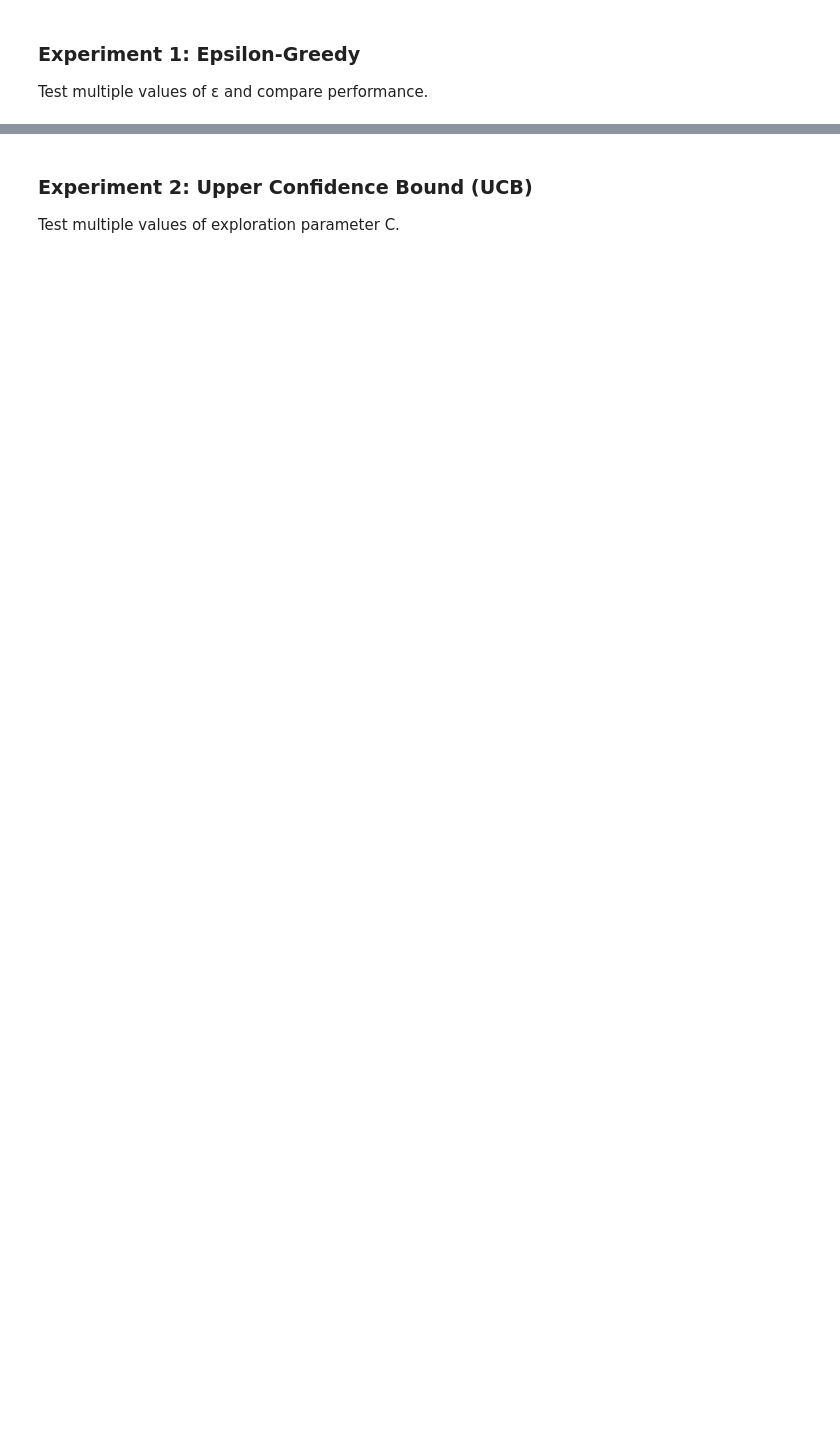
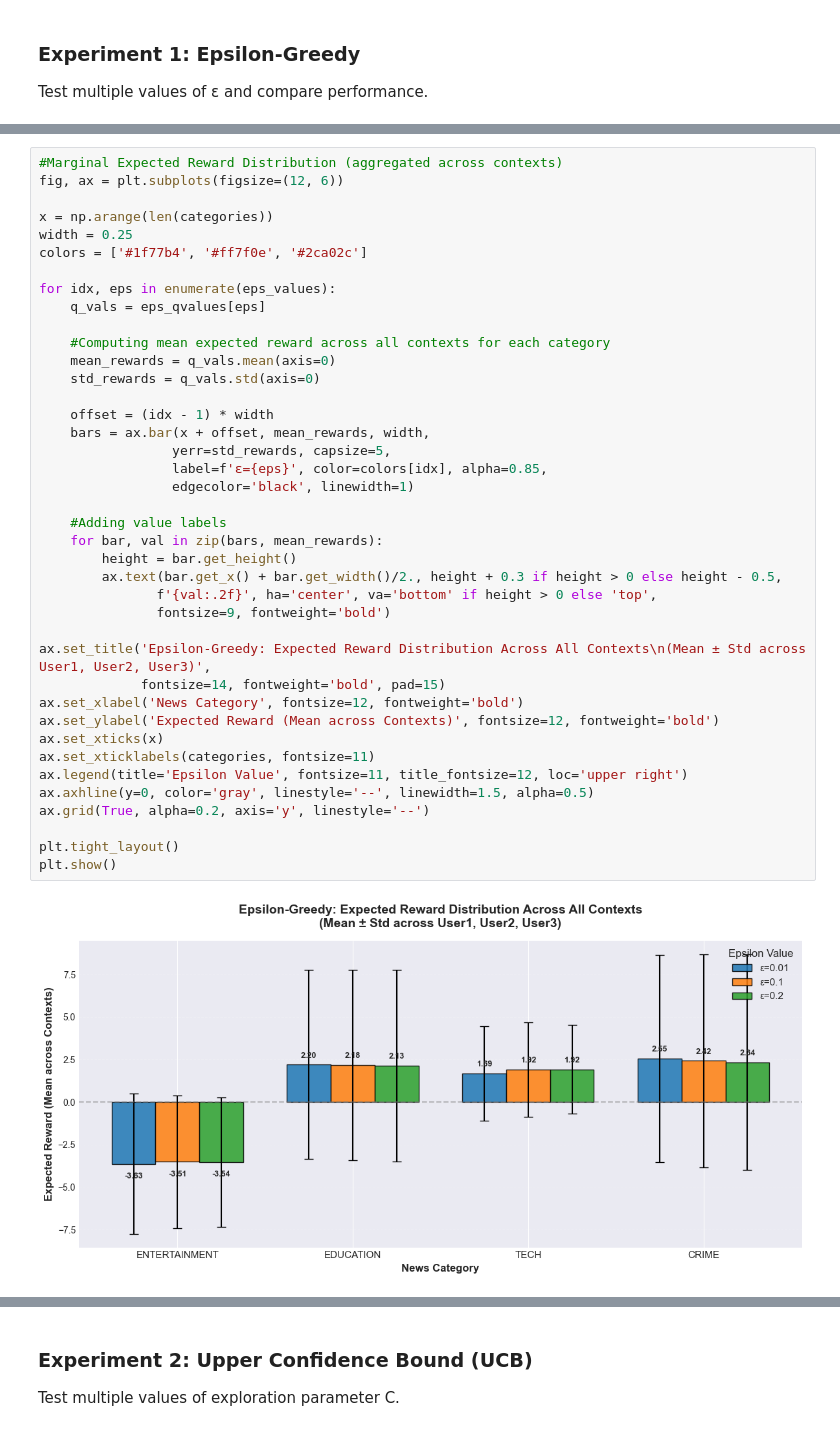
Before and after one commit to niyatidoesntcode/contextual-bandit, a Jupyter notebook: lab3_results_U20230080.ipynb, the cells around one changed output, grey strips where cells are left out. Saved outputs shown, nothing was run; the diff lists cells and outputs as text; blank space fills up the shorter version.

```diff
--- a/lab3_results_U20230080.ipynb
+++ b/lab3_results_U20230080.ipynb
@@ -391,0 +663,42 @@ Test multiple values of ε and compare performance.
+# %%
+#Marginal Expected Reward Distribution (aggregated across contexts)
+fig, ax = plt.subplots(figsize=(12, 6))
+
+x = np.arange(len(categories))
+width = 0.25
+colors = ['#1f77b4', '#ff7f0e', '#2ca02c']
+
+for idx, eps in enumerate(eps_values):
+    q_vals = eps_qvalues[eps]
+
+    #Computing mean expected reward across all contexts for each category
+    mean_rewards = q_vals.mean(axis=0)
+    std_rewards = q_vals.std(axis=0)
+
+    offset = (idx - 1) * width
+    bars = ax.bar(x + offset, mean_rewards, width,
+                 yerr=std_rewards, capsize=5,
+                 label=f'ε={eps}', color=colors[idx], alpha=0.85,
+                 edgecolor='black', linewidth=1)
+
+    #Adding value labels
+    for bar, val in zip(bars, mean_rewards):
+        height = bar.get_height()
+        ax.text(bar.get_x() + bar.get_width()/2., height + 0.3 if height > 0 else height - 0.5,
+               f'{val:.2f}', ha='center', va='bottom' if height > 0 else 'top',
+               fontsize=9, fontweight='bold')
+
+ax.set_title('Epsilon-Greedy: Expected Reward Distribution Across All Contexts\n(Mean ± Std across User1, User2, User3)',
+             fontsize=14, fontweight='bold', pad=15)
+ax.set_xlabel('News Category', fontsize=12, fontweight='bold')
+ax.set_ylabel('Expected Reward (Mean across Contexts)', fontsize=12, fontweight='bold')
+ax.set_xticks(x)
+ax.set_xticklabels(categories, fontsize=11)
+ax.legend(title='Epsilon Value', fontsize=11, title_fontsize=12, loc='upper right')
+ax.axhline(y=0, color='gray', linestyle='--', linewidth=1.5, alpha=0.5)
+ax.grid(True, alpha=0.2, axis='y', linestyle='--')
+
+plt.tight_layout()
+plt.show()
+# %% [output]
+[figure, added]
```
Also changed, not shown: parts of 36 cells of this notebook, 3 other files.
